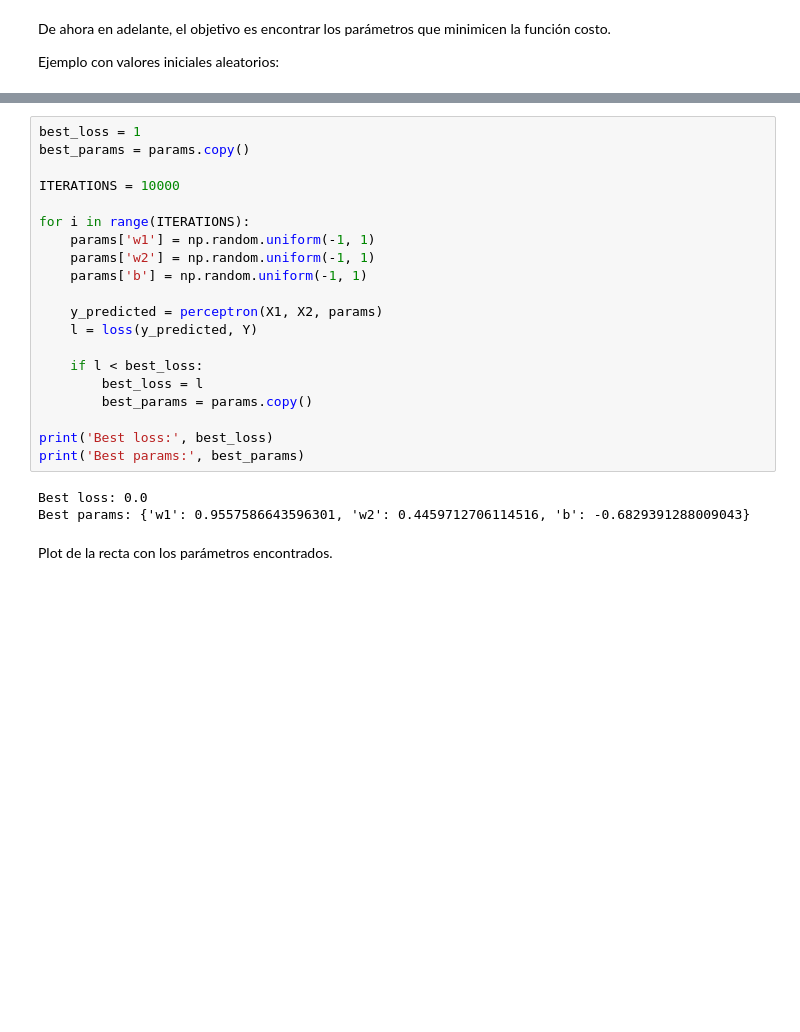
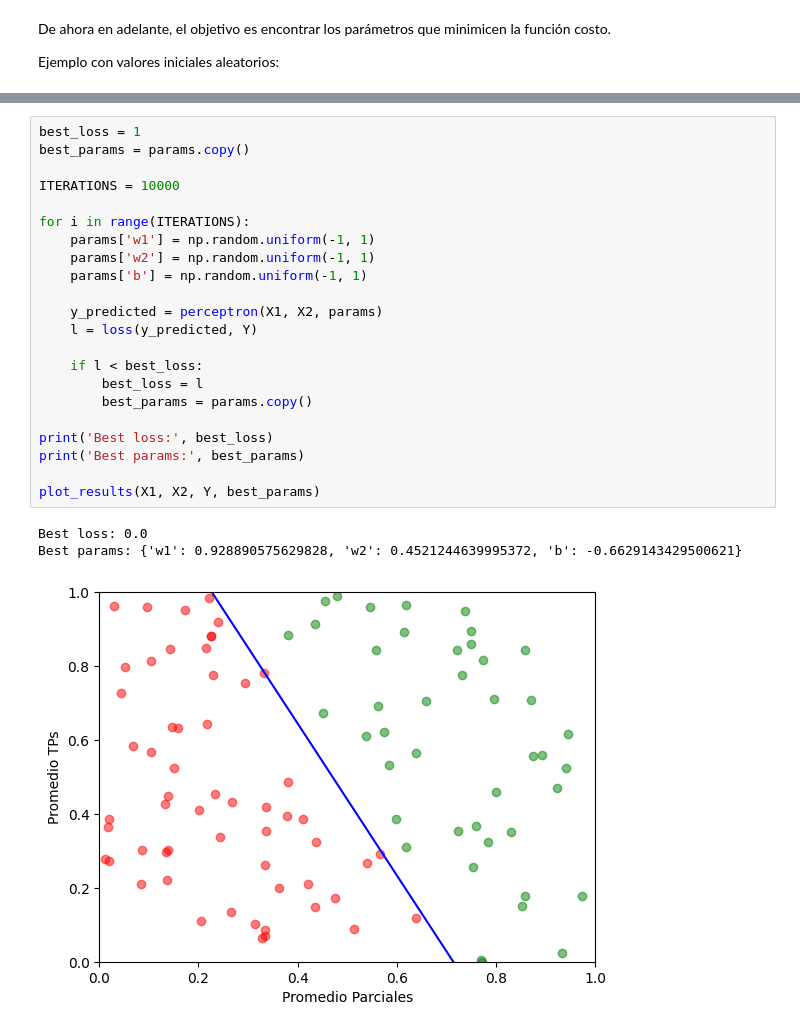
Before and after one commit to MatiMoreyra/aaii-lab1, a Jupyter notebook: lab1.ipynb, the cells around one changed output, grey strips where cells are left out. Cells and saved outputs as stored; diff of their text form; blank space fills up the shorter version.

```diff
--- a/lab1.ipynb
+++ b/lab1.ipynb
@@ -72,25 +141,26 @@ La idea es generar valores aleatorios para los parámetros y quedarse con el que
 # %%
 best_loss = 1
 best_params = params.copy()
 
 ITERATIONS = 10000
 
 for i in range(ITERATIONS):
     params['w1'] = np.random.uniform(-1, 1)
     params['w2'] = np.random.uniform(-1, 1)
     params['b'] = np.random.uniform(-1, 1)
 
     y_predicted = perceptron(X1, X2, params)
     l = loss(y_predicted, Y)
 
     if l < best_loss:
         best_loss = l
         best_params = params.copy()
 
 print('Best loss:', best_loss)
 print('Best params:', best_params)
+
+plot_results(X1, X2, Y, best_params)
 # %% [output]
 Best loss: 0.0
-Best params: {'w1': 0.9557586643596301, 'w2': 0.4459712706114516, 'b': -0.6829391288009043}
+Best params: {'w1': 0.928890575629828, 'w2': 0.4521244639995372, 'b': -0.6629143429500621}
+[figure, added]
-# %% [markdown]
-Plot de la recta con los parámetros encontrados.
```
Also changed, not shown: parts of 9 cells of this notebook.
